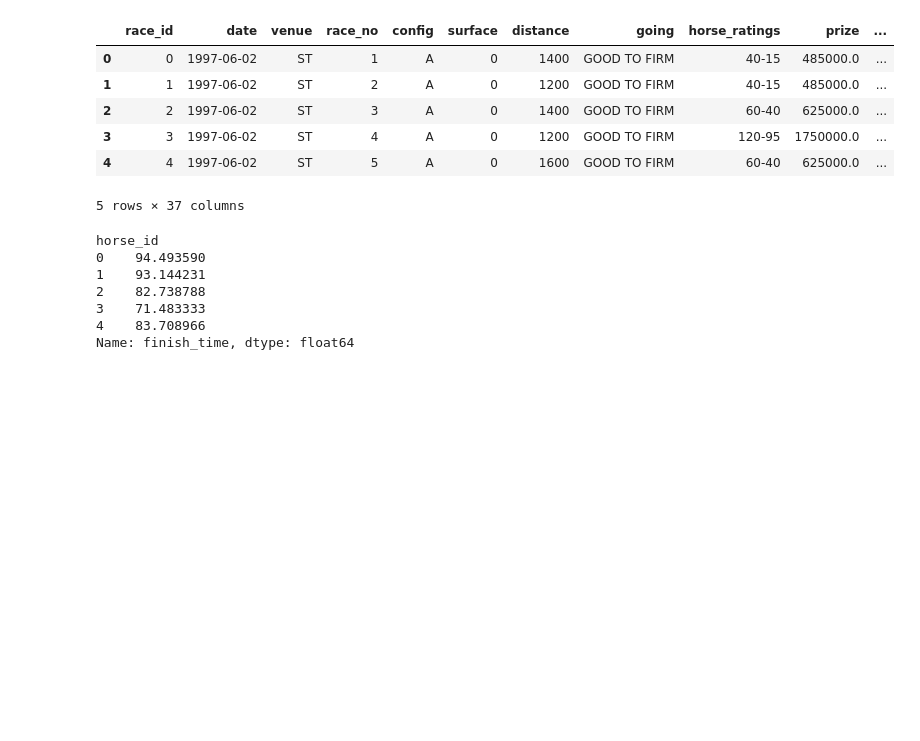
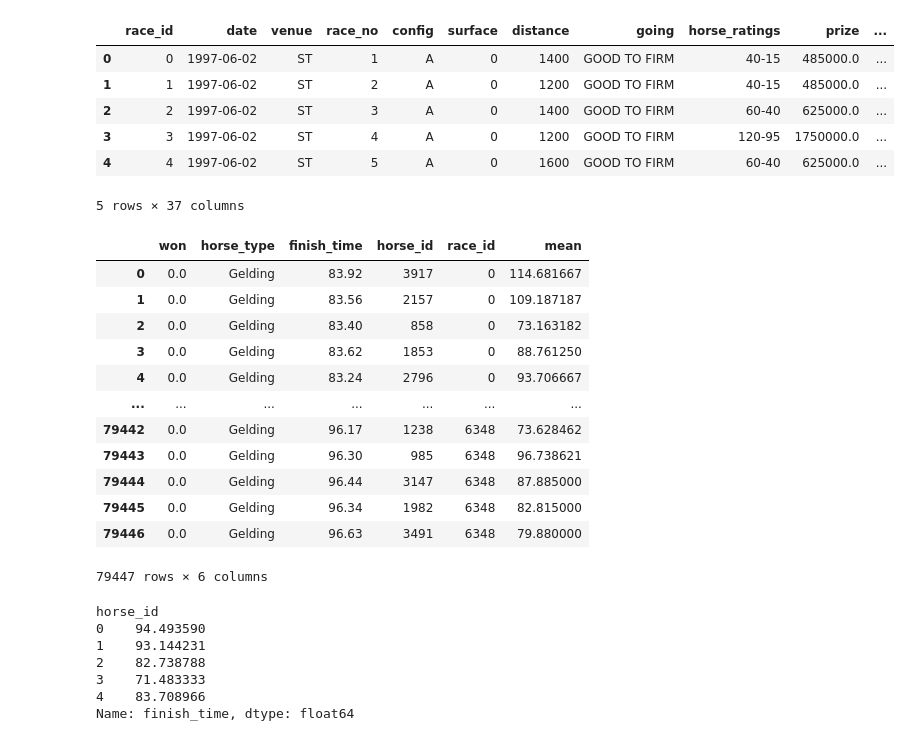
Before and after one commit to walter-robson/Horse-Racing-Prediction, a Jupyter notebook: horses.ipynb, the cells around one changed output. Saved outputs shown, nothing was run; the diff lists cells and outputs as text; code cells hidden in the pictures; blank space fills up the shorter version.

```diff
--- a/horses.ipynb
+++ b/horses.ipynb
@@ -41,6 +47,23 @@ races.head()
 historical_df_runs = runs[['won', 'horse_type','finish_time','horse_id','race_id']]
 
 historical_df_races = races[['race_id', 'venue', 'config', 'distance', 'going', 'race_class']]
+# %%
+historical_df_runs.join(historical_df_runs.groupby('horse_id')['finish_time'].agg(['mean']), on='horse_id')
+#['mean']
+# %% [output]
+|  | won | horse_type | finish_time | horse_id | race_id | mean |
+| 0 | 0.0 | Gelding | 83.92 | 3917 | 0 | 114.681667 |
+| 1 | 0.0 | Gelding | 83.56 | 2157 | 0 | 109.187187 |
+| 2 | 0.0 | Gelding | 83.40 | 858 | 0 | 73.163182 |
+| 3 | 0.0 | Gelding | 83.62 | 1853 | 0 | 88.761250 |
+| 4 | 0.0 | Gelding | 83.24 | 2796 | 0 | 93.706667 |
+| ... | ... | ... | ... | ... | ... | ... |
+| 79442 | 0.0 | Gelding | 96.17 | 1238 | 6348 | 73.628462 |
+| 79443 | 0.0 | Gelding | 96.30 | 985 | 6348 | 96.738621 |
+| 79444 | 0.0 | Gelding | 96.44 | 3147 | 6348 | 87.885000 |
+| 79445 | 0.0 | Gelding | 96.34 | 1982 | 6348 | 82.815000 |
+| 79446 | 0.0 | Gelding | 96.63 | 3491 | 6348 | 79.880000 |
+79447 rows × 6 columns
 # %%
 historical_df = pd.merge(historical_df_runs, historical_df_races, on='race_id')
 # %%
```
Also changed, not shown: parts of 23 cells of this notebook.
